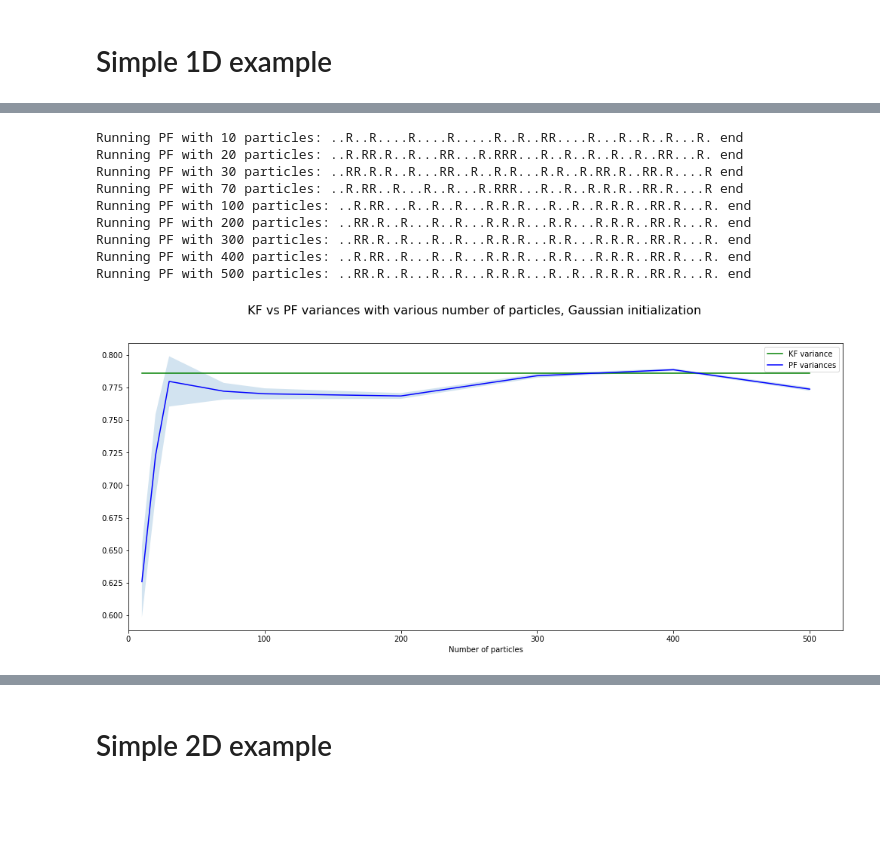
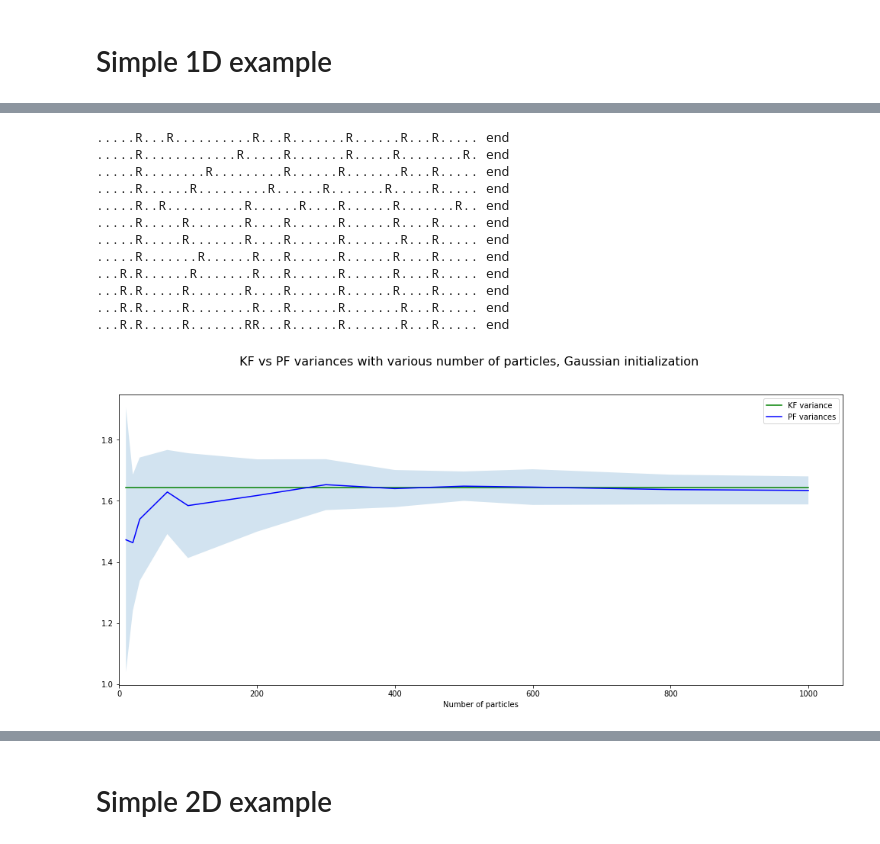
Before and after one commit to pints-team/SMC, a Jupyter notebook: PFExamples.ipynb, the cells around one changed output, grey strips where cells are left out. Cells and saved outputs as stored; diff of their text form; code cells hidden in the pictures; blank space fills up the shorter version.

```diff
--- a/PFExamples.ipynb
+++ b/PFExamples.ipynb
@@ -15,12 +211,14 @@ x_0 = np.array([0.])
 F = np.array([[1.]])
 H = np.array([[1.]])
 Q = np.array([[1.]])
-R = np.array([[1.]])
+R = np.array([[1.]]) * 10
 
 model1 = SimpleModel(x_0, F, H, Q, R)
 time = 50
 # %%
-pf1 = ParticleFilter(model1, N=1000, resampling_algo='simple_resample', x_0=model1.states[0])
+pf1 = ParticleFilter(model1, N=1000, resampling_algo='simple_resample',
+                     x_0=model1.states[0], prior_cov_matrix=model1.Q,
+                    measurement_err_cov_matrix=model1.R)
 # %%
 pf1.plot_particles()
 # %% [output]
@@ -34,4 +232,4 @@ Marginal likelihood:  -62.693
 # %%
-kf1 = Kalman(model1, print_results=True)
-kf_means, kf_variances = kf1.run(time)
+kf1 = Kalman(model1, print_results=True, measurement_err_cov_matrix=model1.R)
+kf_means, kf_variances, kf_loglikelihood = kf1.run(time)
 # %% [output]
@@ -51,13 +250,14 @@ plt.show()
 # %%
-particles_to_test = [10, 20, 30, 70, 100, 200, 300, 400, 500]#, 600, 800, 1000]#, 1100, 2000, 2200]
+particles_to_test = [10, 20, 30, 70, 100, 200, 300, 400, 500, 600, 800, 1000]#, 1100, 2000, 2200]
 time = 50
 
-from multiprocessing import Pool
 def test(N):
-    pf = ParticleFilter(model1, N=N, resampling_algo='simple_resample', x_0=model1.states[0], print_results=False)
+    pf = ParticleFilter(model1, N=N, resampling_algo='simple_resample', x_0=model1.states[0],
+                        print_results=False, measurement_err_cov_matrix=model1.R,
+                       prior_cov_matrix=model1.Q)
     _, pf_variances, pf_likelihood =  pf.run(time)
     mean = np.mean(pf_variances[int(.2 * time):])
-    var = np.var(pf_variances[int(.2 * time):])
+    var = np.sqrt(np.var(pf_variances[int(.2 * time):]))
 
     return (pf_variances, mean, var, pf_likelihood)
 
@@ -66,39 +266,42 @@ with Pool(10) as p:
 
 res = np.array(res)
 # %% [output]
-Running PF with 10 particles: ..R..R....R....R.....R..R..RR....R...R..R..R...R. end
-Running PF with 20 particles: ..R.RR.R..R...RR...R.RRR...R..R..R..R..R..RR...R. end
-Running PF with 30 particles: ..RR.R.R..R...RR..R..R.R...R.R..R.RR.R..RR.R....R end
-Running PF with 70 particles: ..R.RR..R...R..R...R.RRR...R..R..R.R.R..RR.R....R end
-Running PF with 100 particles: ..R.RR...R..R..R...R.R.R...R..R..R.R.R..RR.R...R. end
-Running PF with 200 particles: ..RR.R..R...R..R...R.R.R...R.R...R.R.R..RR.R...R. end
-Running PF with 300 particles: ..RR.R..R...R..R...R.R.R...R.R...R.R.R..RR.R...R. end
-Running PF with 400 particles: ..R.RR..R...R..R...R.R.R...R.R...R.R.R..RR.R...R. end
-Running PF with 500 particles: ..RR.R..R...R..R...R.R.R...R..R..R.R.R..RR.R...R. end
+.....R...R..........R...R.......R......R...R..... end
+.....R............R.....R.......R.....R........R. end
+.....R........R.........R......R.......R...R..... end
+.....R......R.........R......R.......R.....R..... end
+.....R..R..........R......R....R......R.......R.. end
+.....R.....R.......R....R......R......R....R..... end
+.....R.....R.......R....R......R.......R...R..... end
+.....R.......R......R...R......R......R....R..... end
+...R.R......R.......R...R......R......R....R..... end
+...R.R.....R.......R....R......R......R....R..... end
+...R.R.....R........R...R......R.......R...R..... end
+...R.R.....R.......RR...R......R.......R...R..... end
 # %%
-kf1x = Kalman(model1, print_results=False)
-kf_means, kf_vars = kf1x.run(time)
+kf1x = Kalman(model1, print_results=False, measurement_err_cov_matrix=model1.R)
+kf_means, kf_vars, kf_likelihood = kf1x.run(time)
 kf_var = np.mean(kf_variances[int(.2 * time):])
 
 pf_vars = res[:, 1]
 pf_vars_vars = res[:, 2]
 times = range(len(particles_to_test))
 fig = plt.figure()
 fig.suptitle("KF vs PF variances with various number of particles, Gaussian initialization", fontsize=16)
 ax = fig.add_subplot(111)
 
 ax.plot(particles_to_test, [kf_var for _ in particles_to_test], 'g', label='KF variance')
 ax.plot(particles_to_test, pf_vars, 'b', label='PF variances')
 
 pfvar_neg = list(pf_vars - pf_vars_vars)
 pfvar_pos = list(pf_vars + pf_vars_vars)
 ax.fill_between(particles_to_test, pfvar_pos, pfvar_neg, alpha=0.2)
 ax.set_xlim(left=0)
 ax.set_xlabel("Number of particles")
 ax.legend()
 plt.show()
 # %% [output]
-[figure, old version]
+[figure, new version]
 # %%
 times = range(len(particles_to_test))
 pf_likelihoods = res[:, 3]
```
Also changed, not shown: parts of 62 cells of this notebook, 2 other files.
